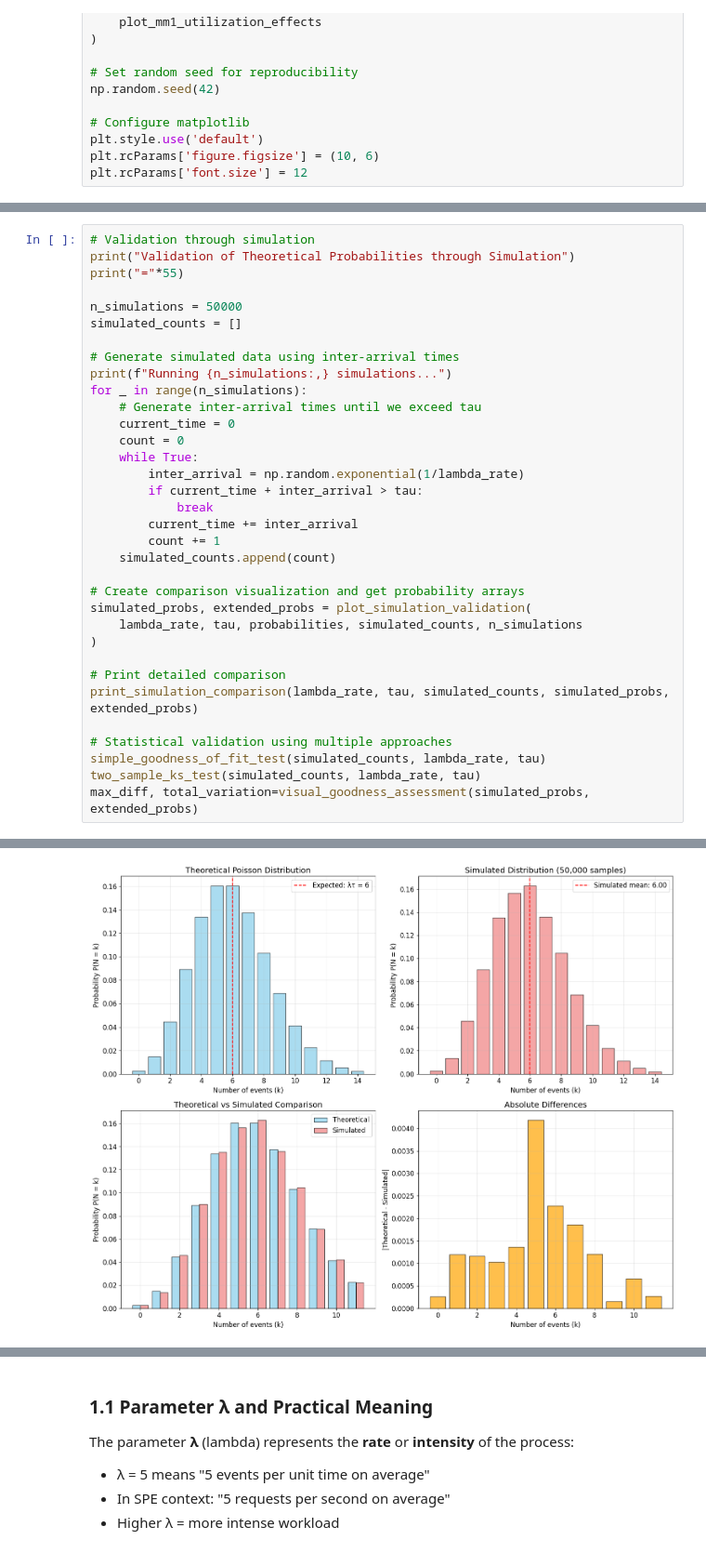
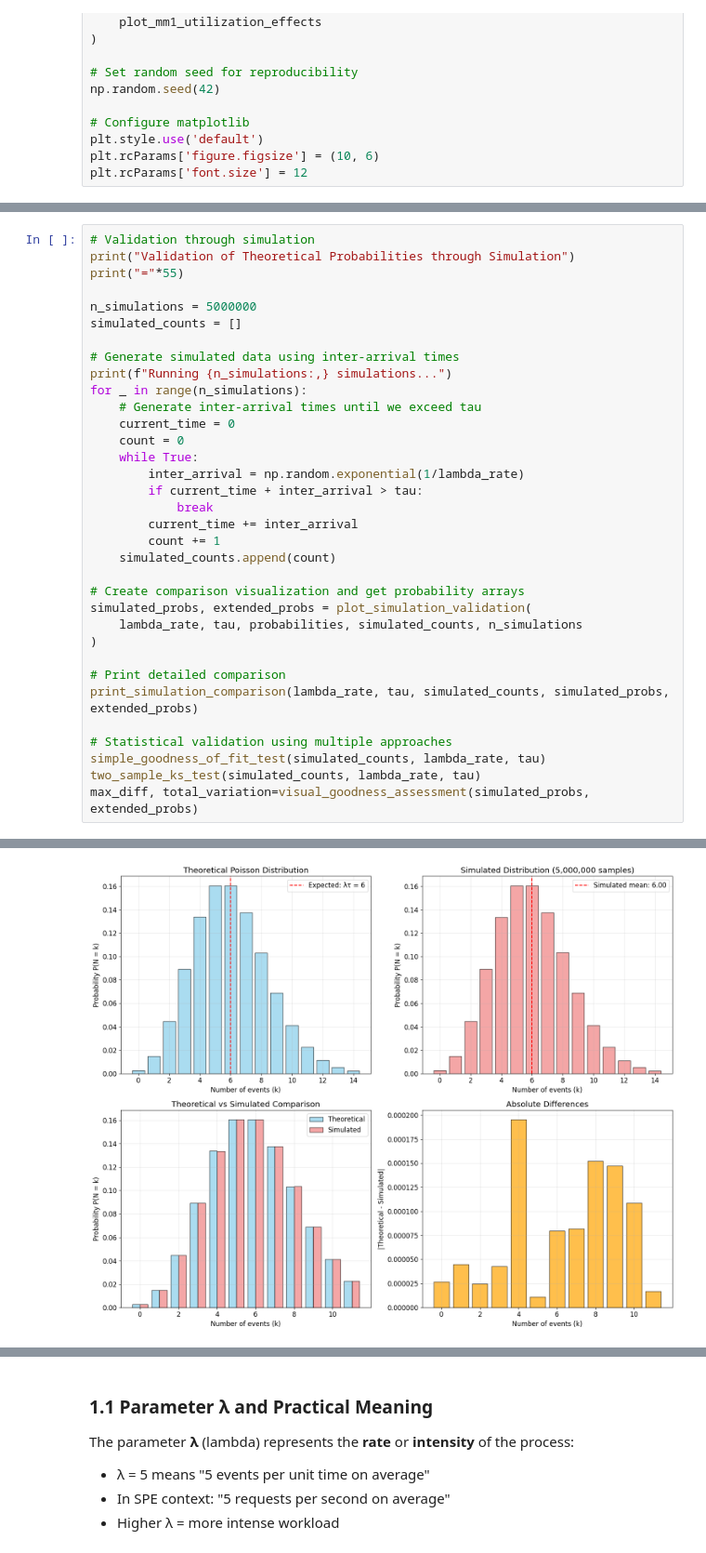
Before and after one commit to bistrulli/SPE_Application_1, a Jupyter notebook: module1_poisson_spe_lecture.ipynb, the cells around one changed output, grey strips where cells are left out. Shown at 93% size. Cells and saved outputs as stored; diff of their text form.

```diff
--- a/module1_poisson_spe_lecture.ipynb
+++ b/module1_poisson_spe_lecture.ipynb
@@ -116,7 +116,7 @@ P(k = 12) = 0.0113 (1.1%)
 print("Validation of Theoretical Probabilities through Simulation")
 print("="*55)
 
-n_simulations = 50000
+n_simulations = 5000000
 simulated_counts = []
 
 # Generate simulated data using inter-arrival times
@@ -152,3 +152,3 @@ Running 50,000 simulations...
-[figure, old version]
+[figure, new version]
 Statistical Summary:
 Theoretical mean: 6.000
```
Also changed, not shown: parts of 3 cells of this notebook, 6 other files.
